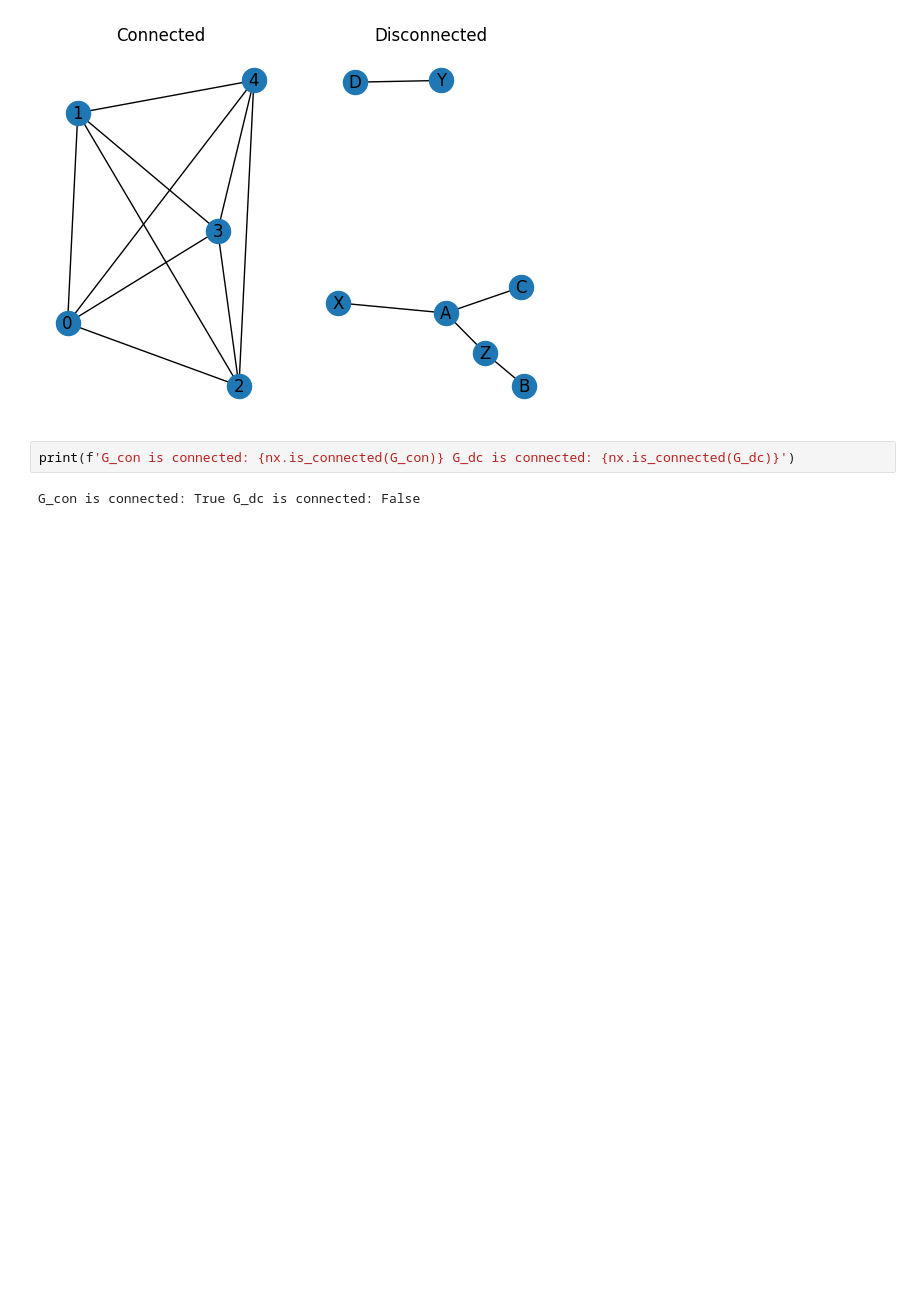
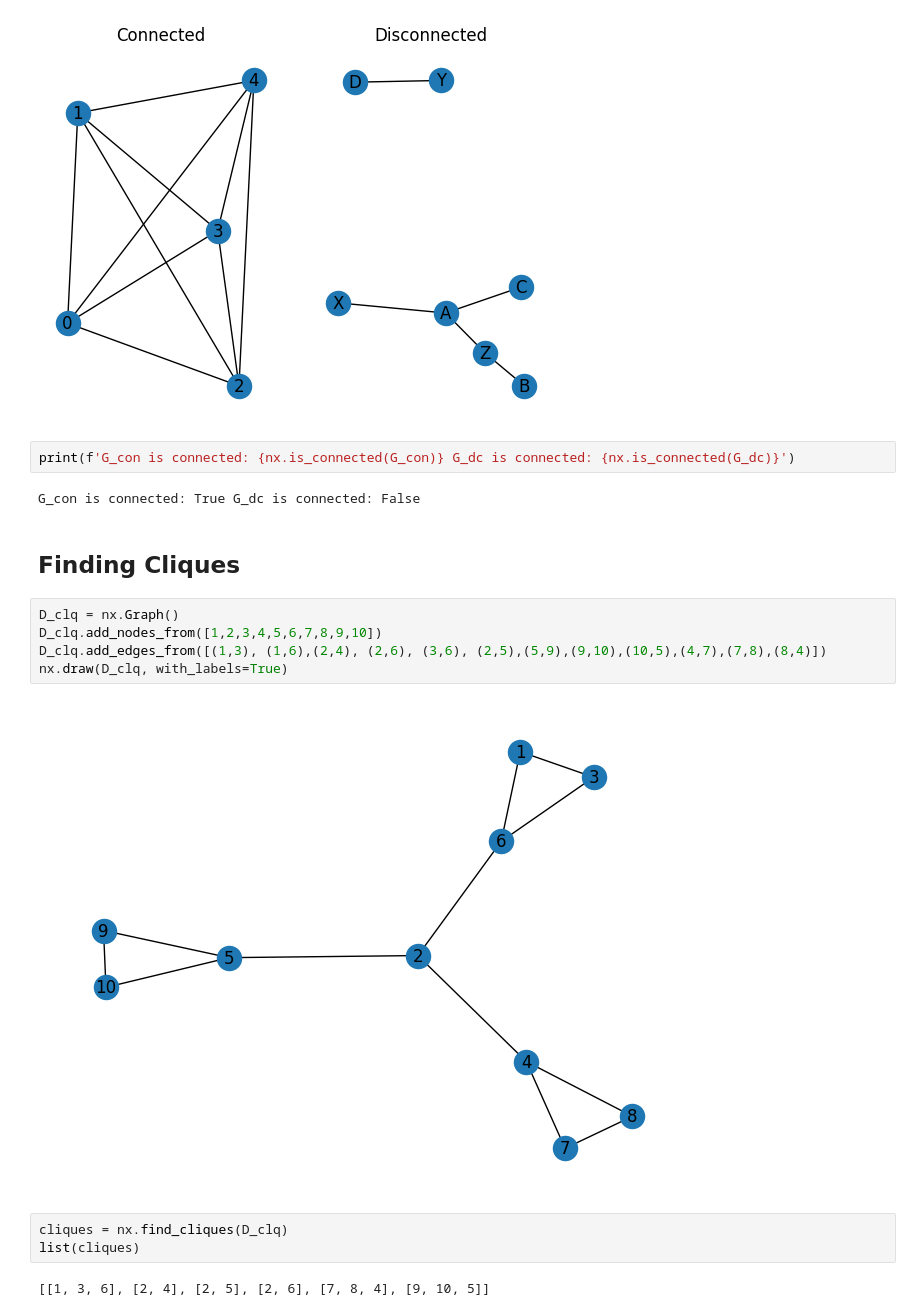
Before and after one commit to mcooper44/graph_theory, a Jupyter notebook: Introduction to Graph Theory and Python.ipynb, the cells around one changed output. Cells and saved outputs as stored; diff of their text form; blank space fills up the shorter version.

Commit message:
added cliques, networkx method

```diff
--- a/Introduction to Graph Theory and Python.ipynb
+++ b/Introduction to Graph Theory and Python.ipynb
@@ -204,3 +204,17 @@ plt.show()
 print(f'G_con is connected: {nx.is_connected(G_con)} G_dc is connected: {nx.is_connected(G_dc)}')
 # %% [output]
 G_con is connected: True G_dc is connected: False
+# %% [markdown]
+## Finding Cliques
+# %%
+D_clq = nx.Graph()
+D_clq.add_nodes_from([1,2,3,4,5,6,7,8,9,10])
+D_clq.add_edges_from([(1,3), (1,6),(2,4), (2,6), (3,6), (2,5),(5,9),(9,10),(10,5),(4,7),(7,8),(8,4)])
+nx.draw(D_clq, with_labels=True)
+# %% [output]
+[figure, added]
+# %%
+cliques = nx.find_cliques(D_clq)
+list(cliques)
+# %% [output]
+[[1, 3, 6], [2, 4], [2, 5], [2, 6], [7, 8, 4], [9, 10, 5]]
```
Also changed, not shown: parts of 1 cell of this notebook.
